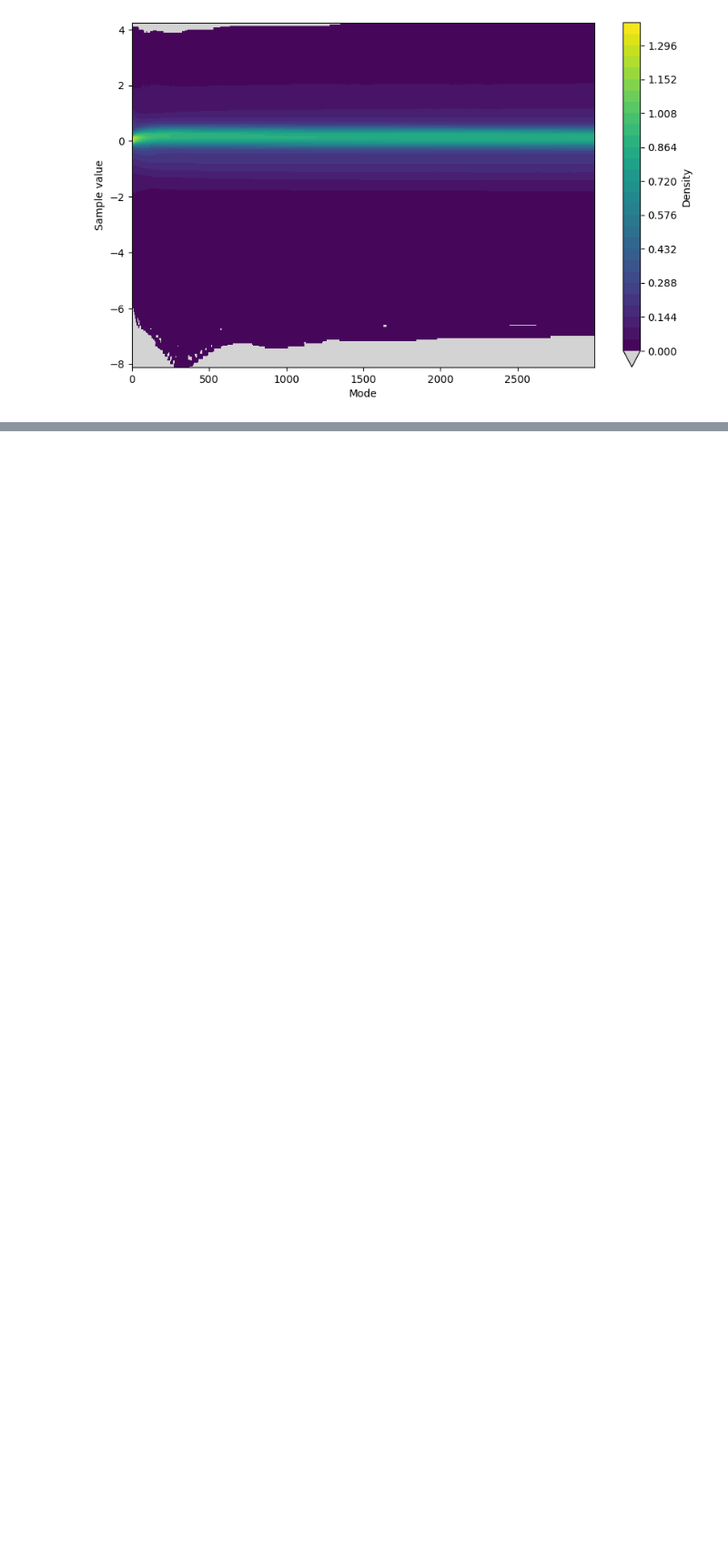
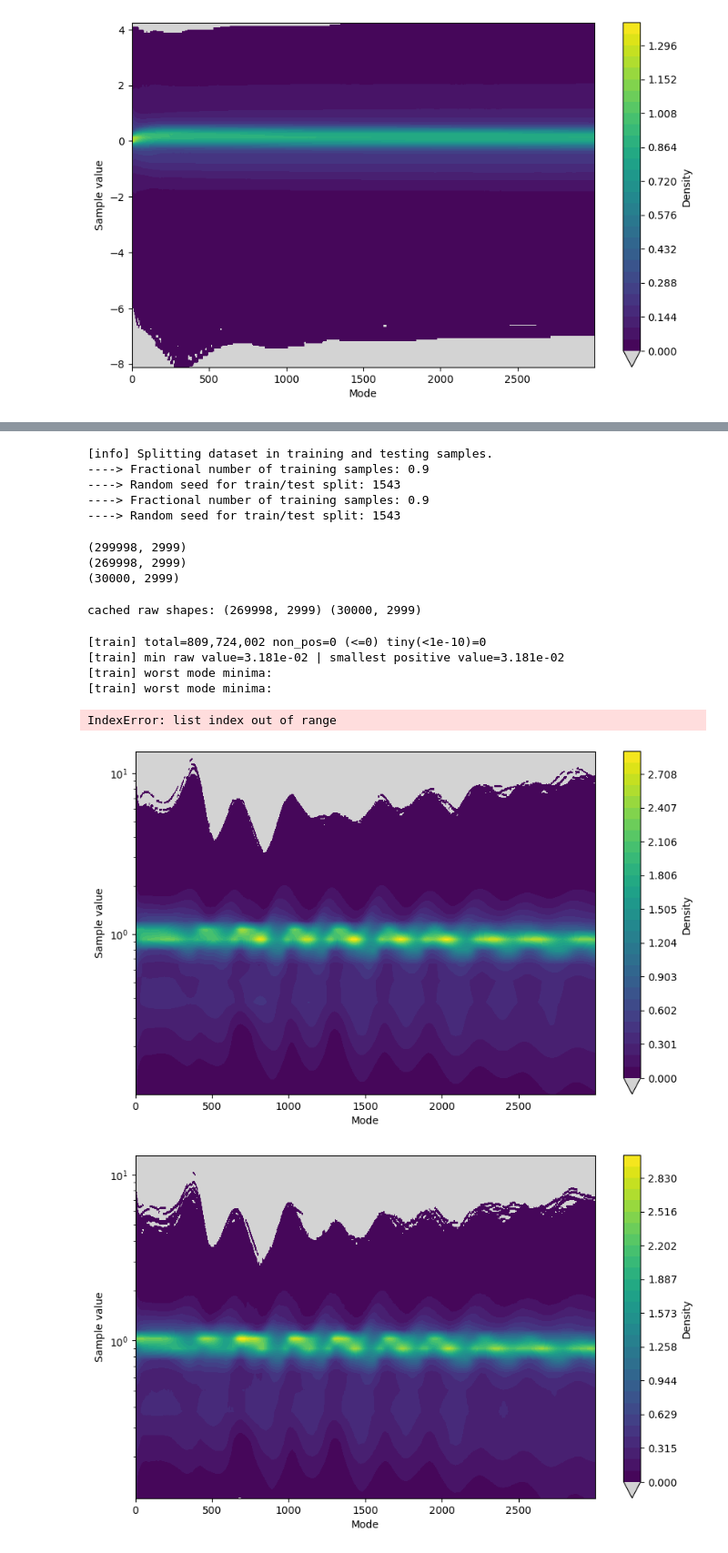
Before and after one commit to emiliobellini/emu_like, a Jupyter notebook: scripts/inspect_data_lcdm_nu.ipynb, the cells around one changed output, grey strips where cells are left out. Shown at 91% size. Drawn from its saved outputs; the diff is of its cells as text; code cells hidden in the pictures; blank space fills up the shorter version.

```diff
--- a/scripts/inspect_data_lcdm_nu.ipynb
+++ b/scripts/inspect_data_lcdm_nu.ipynb
@@ -491,0 +567,9 @@ plot_mode_density(scale_data(data.y, 'LogStandardScaler'))
+# %%
+spectrum = 'cl_TT_lensed'
+spectrum_type = 'cl'
+# %%
+data = [Dataset().load(
+    path=os.path.join(root, '{}/sample/{}_100_{}.fits'.format(model, spectrum_type, dr)),
+    name=spectrum) for dr in data_ranges]
+data = [d.remove_non_finite() for d in data]
+data = Dataset.join(data, verbose=True)
@@ -491,0 +584,57 @@ plot_mode_density(scale_data(data.y, 'LogStandardScaler'))
+# %%
+# Split training and testing samples
+data.train_test_split(
+    0.9,
+    1543,
+    verbose=True)
+# %% [output]
+[info] Splitting dataset in training and testing samples.
+----> Fractional number of training samples: 0.9
+----> Random seed for train/test split: 1543
+----> Fractional number of training samples: 0.9
+----> Random seed for train/test split: 1543
+# %%
+print(data.y.shape)
+print(data.y_train.shape)
+print(data.y_test.shape)
+# %% [output]
+(299998, 2999)
+(269998, 2999)
+(30000, 2999)
+# %%
+y_train_before_scaling = data.y_train.copy()
+y_test_before_scaling = data.y_test.copy()
+print('cached raw shapes:', y_train_before_scaling.shape, y_test_before_scaling.shape)
+# %% [output]
+cached raw shapes: (269998, 2999) (30000, 2999)
+# %%
+def report_log_scaler_health(matrix, label, tiny_threshold=1e-10):
+    flat = matrix.reshape(-1)
+    total = flat.size
+    non_pos = int(np.count_nonzero(flat <= 0))
+    tiny = int(np.count_nonzero((flat > 0) & (flat < tiny_threshold)))
+    min_val = float(flat.min())
+    min_pos = float(flat[flat > 0].min()) if non_pos < total else np.nan
+    print(f"[{label}] total={total:,} non_pos={non_pos:,} (<={0}) tiny(<{tiny_threshold})={tiny:,}")
+    print(f"[{label}] min raw value={min_val:.3e} | smallest positive value={min_pos:.3e}")
+    mode_mins = matrix.min(axis=0)
+    worst = np.argsort(mode_mins)[:5]
+    print(f"[{label}] worst mode minima:")
+    for idx in worst:
+        name = data.y_names[idx] if data.y_names is not None else f"mode_{idx}"
+        print(f"  - {name}: {mode_mins[idx]:.3e}")
+
+report_log_scaler_health(y_train_before_scaling, 'train')
+report_log_scaler_health(y_test_before_scaling, 'test')
+# %% [output]
+[train] total=809,724,002 non_pos=0 (<=0) tiny(<1e-10)=0
+[train] min raw value=3.181e-02 | smallest positive value=3.181e-02
+[train] worst mode minima:
+[train] worst mode minima:
+IndexError: list index out of range
+# %%
+plot_mode_density(data.y_train, logy=True)
+plot_mode_density(data.y_test, logy=True)
+# %% [output]
+[figure, added]
+[figure, added]
```
Also changed, not shown: parts of 36 cells of this notebook, 4 other files.
